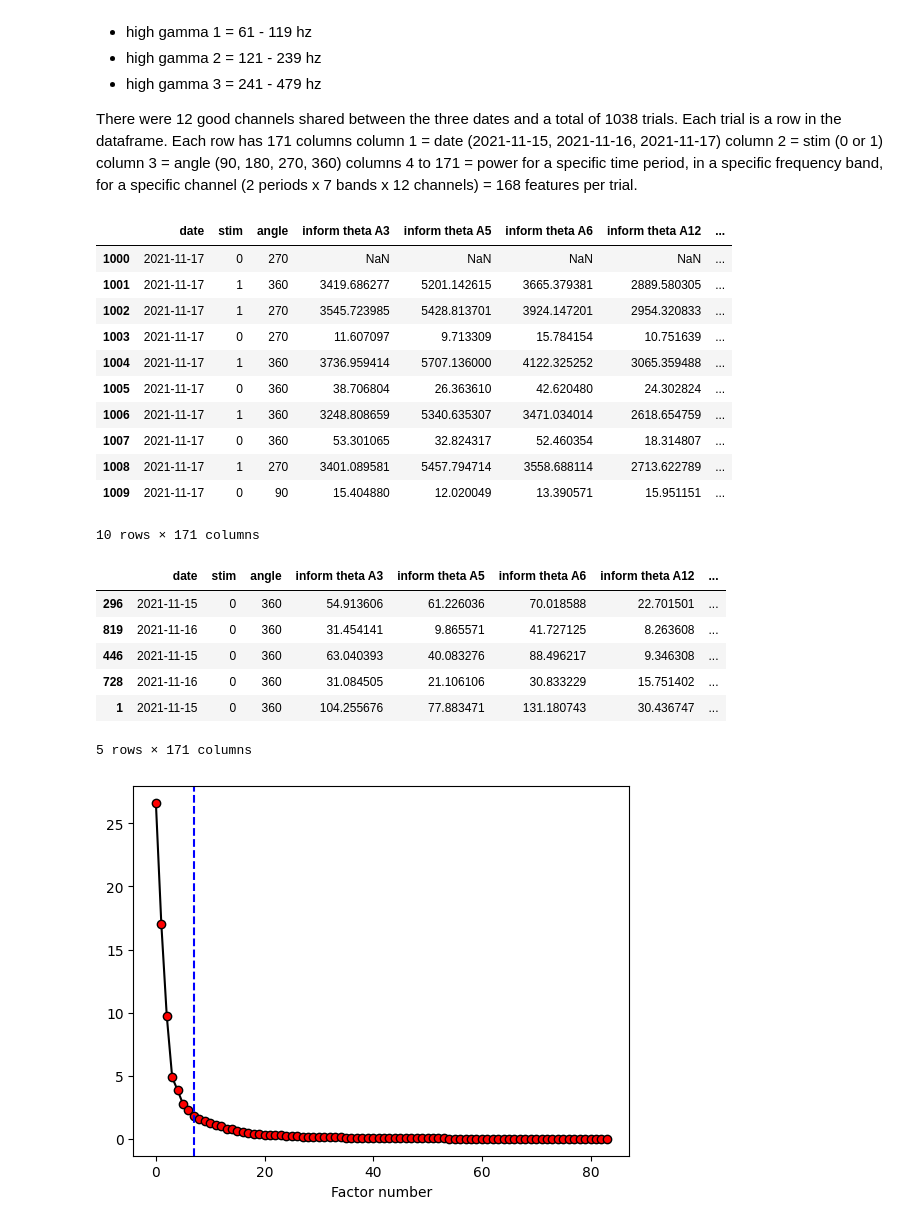
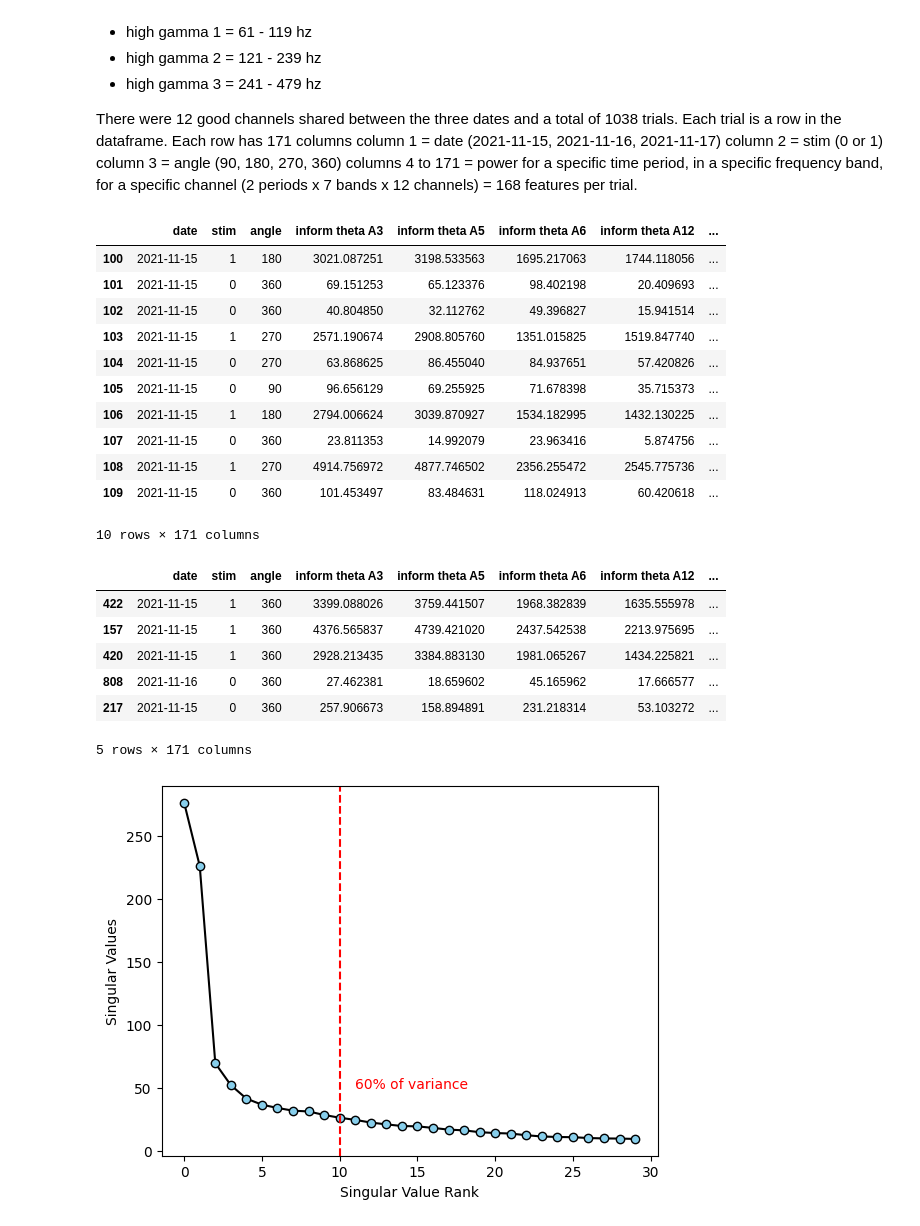
Before and after one commit to jzhou33/ECoG_Reach_ML, a Jupyter notebook: CSE599_final_project_JZ.ipynb, the cells around one changed output. Drawn from its saved outputs; the diff is of its cells as text; code cells hidden in the pictures.

Commit message:
Updated factor analysis codes

```diff
--- a/CSE599_final_project_JZ.ipynb
+++ b/CSE599_final_project_JZ.ipynb
@@ -27,25 +27,25 @@ columns 4 to 171 = power for a specific time period, in a specific frequency ban
 # %%
 path_to_data = r'/Users/jasminezhou/Documents/Python/ML_Neuro_599/CSE599_data.pkl'
 data = pd.read_pickle(path_to_data)
-data.iloc[1000:1010,:]
+data.iloc[100:110,:]
 # %% [output]
 |  | date | stim | angle | inform theta A3 | inform theta A5 | inform theta A6 | inform theta A12 | ... |
-| 1000 | 2021-11-17 | 0 | 270 | NaN | NaN | NaN | NaN | ... |
-| 1001 | 2021-11-17 | 1 | 360 | 3419.686277 | 5201.142615 | 3665.379381 | 2889.580305 | ... |
-| 1002 | 2021-11-17 | 1 | 270 | 3545.723985 | 5428.813701 | 3924.147201 | 2954.320833 | ... |
-| 1003 | 2021-11-17 | 0 | 270 | 11.607097 | 9.713309 | 15.784154 | 10.751639 | ... |
-| 1004 | 2021-11-17 | 1 | 360 | 3736.959414 | 5707.136000 | 4122.325252 | 3065.359488 | ... |
-| 1005 | 2021-11-17 | 0 | 360 | 38.706804 | 26.363610 | 42.620480 | 24.302824 | ... |
-| 1006 | 2021-11-17 | 1 | 360 | 3248.808659 | 5340.635307 | 3471.034014 | 2618.654759 | ... |
-| 1007 | 2021-11-17 | 0 | 360 | 53.301065 | 32.824317 | 52.460354 | 18.314807 | ... |
-| 1008 | 2021-11-17 | 1 | 270 | 3401.089581 | 5457.794714 | 3558.688114 | 2713.622789 | ... |
-| 1009 | 2021-11-17 | 0 | 90 | 15.404880 | 12.020049 | 13.390571 | 15.951151 | ... |
+| 100 | 2021-11-15 | 1 | 180 | 3021.087251 | 3198.533563 | 1695.217063 | 1744.118056 | ... |
+| 101 | 2021-11-15 | 0 | 360 | 69.151253 | 65.123376 | 98.402198 | 20.409693 | ... |
+| 102 | 2021-11-15 | 0 | 360 | 40.804850 | 32.112762 | 49.396827 | 15.941514 | ... |
+| 103 | 2021-11-15 | 1 | 270 | 2571.190674 | 2908.805760 | 1351.015825 | 1519.847740 | ... |
+| 104 | 2021-11-15 | 0 | 270 | 63.868625 | 86.455040 | 84.937651 | 57.420826 | ... |
+| 105 | 2021-11-15 | 0 | 90 | 96.656129 | 69.255925 | 71.678398 | 35.715373 | ... |
+| 106 | 2021-11-15 | 1 | 180 | 2794.006624 | 3039.870927 | 1534.182995 | 1432.130225 | ... |
+| 107 | 2021-11-15 | 0 | 360 | 23.811353 | 14.992079 | 23.963416 | 5.874756 | ... |
+| 108 | 2021-11-15 | 1 | 270 | 4914.756972 | 4877.746502 | 2356.255472 | 2545.775736 | ... |
+| 109 | 2021-11-15 | 0 | 360 | 101.453497 | 83.484631 | 118.024913 | 60.420618 | ... |
 10 rows × 171 columns
 # %%
 # Get data from data frame where stim is 0
 # Arange the data by reaching angle (90, 180, 270, 360), that is, have all trials at 90 degrees, then 180, etc.
 data_no_stim = data[data['stim'] == 0]
-# data_no_stim = data_no_stim[data_no_stim['date'] == '2021-11-15']
+data_no_stim = data_no_stim[data_no_stim['date'] == '2021-11-16']
 data_no_stim = data_no_stim.dropna()
 data_no_stim = data_no_stim.sort_values(by='angle')
 
@@ -56,7 +56,7 @@ all_data_no_stim = data_no_stim.iloc[:, 3:]
 
 # get data from data frame where stim is 1
 data_stim = data[data['stim'] == 1]
-# data_stim = data_stim[data_stim['date'] == '2021-11-15']
+data_stim = data_stim[data_stim['date'] == '2021-11-16']
 data_stim = data_stim.dropna()
 data_stim = data_stim.sort_values(by='angle')
 
@@ -65,39 +65,57 @@ inform_stim = data_stim.iloc[:, 3:-7*12]
 move_stim = data_stim.iloc[:, -7*12:]
 all_data_stim = data_stim.iloc[:, 3:]
 
-data_no_stim.tail()
+# get all data
+data_all = data
+data_all = data_all.dropna()
+data_all = data_all.sort_values(by='angle')
+
+# get data for specific conditions
+move_all = data_all.iloc[:, -7*12:]
+inform_all = data_all.iloc[:, 3:-7*12]
+all_data_all = data_all.iloc[:, 3:]
+
+data_all.tail()
 # %% [output]
 |  | date | stim | angle | inform theta A3 | inform theta A5 | inform theta A6 | inform theta A12 | ... |
-| 296 | 2021-11-15 | 0 | 360 | 54.913606 | 61.226036 | 70.018588 | 22.701501 | ... |
-| 819 | 2021-11-16 | 0 | 360 | 31.454141 | 9.865571 | 41.727125 | 8.263608 | ... |
-| 446 | 2021-11-15 | 0 | 360 | 63.040393 | 40.083276 | 88.496217 | 9.346308 | ... |
-| 728 | 2021-11-16 | 0 | 360 | 31.084505 | 21.106106 | 30.833229 | 15.751402 | ... |
-| 1 | 2021-11-15 | 0 | 360 | 104.255676 | 77.883471 | 131.180743 | 30.436747 | ... |
+| 422 | 2021-11-15 | 1 | 360 | 3399.088026 | 3759.441507 | 1968.382839 | 1635.555978 | ... |
+| 157 | 2021-11-15 | 1 | 360 | 4376.565837 | 4739.421020 | 2437.542538 | 2213.975695 | ... |
+| 420 | 2021-11-15 | 1 | 360 | 2928.213435 | 3384.883130 | 1981.065267 | 1434.225821 | ... |
+| 808 | 2021-11-16 | 0 | 360 | 27.462381 | 18.659602 | 45.165962 | 17.666577 | ... |
+| 217 | 2021-11-15 | 0 | 360 | 257.906673 | 158.894891 | 231.218314 | 53.103272 | ... |
 5 rows × 171 columns
 # %%
 import matplotlib.pyplot as plt
 # make a scree plot to determine the number of factors to use in FA
-data_select = data_no_stim
-data_to_use = move_no_stim
+data_select = data_all
+data_to_use = all_data_all
 
 # Plot the eigenvalues of the data covariance matrix, sorted in decreasing order. Using SVD to get the eigenvalues.
 scaler = StandardScaler()
 data_scaled = scaler.fit_transform(data_to_use)
 U, S, Vt = np.linalg.svd(data_scaled)
-eigenvalues = S**2 / (data_scaled.shape[0] - 1)
+# The eigenvalues are the singular values squared divided by the number of samples
+eigenvalues = S**2 / (data_scaled.shape[0])
 
-# Plot the eigenvalues
-plt.plot(eigenvalues,c="k", marker="o", mfc="r", mec="k")
+# # Plot the eigenvalues
+# plt.plot(eigenvalues,c="k", marker="o", mfc="r", mec="k")
+# # Determine the elbow point explaining 80% of the variance
+# cumulative_variance = np.cumsum(eigenvalues) / np.sum(eigenvalues)
 
+plt.plot(S[:30],c="k", marker="o", mfc="skyblue", mec="k")
 # Determine the elbow point explaining 80% of the variance
-cumulative_variance = np.cumsum(eigenvalues) / np.sum(eigenvalues)
-num_factors = np.argmax(cumulative_variance > 0.80)
-plt.axvline(num_factors, c="b", linestyle="--")
-plt.xlabel("Factor number")
+cumulative_variance = np.cumsum(S) / np.sum(S)
+
+num_factors = np.argmax(cumulative_variance > 0.6)
+plt.axvline(num_factors, c="red", linestyle="--")
+# add text to label the dashed line
+plt.text(num_factors+1, 50, "60% of variance", color="red")
+plt.xlabel("Singular Value Rank")
+plt.ylabel("Singular Values")
 # remove grid
 plt.grid(False)
 # %% [output]
-[figure, old version]
+[figure, new version]
 # %%
 def set_grid_invisible(ax):
     ax.xaxis.set_pane_color((1.0, 1.0, 1.0, 0.0))
```
Also changed, not shown: parts of 2 cells of this notebook, 1 other file.
